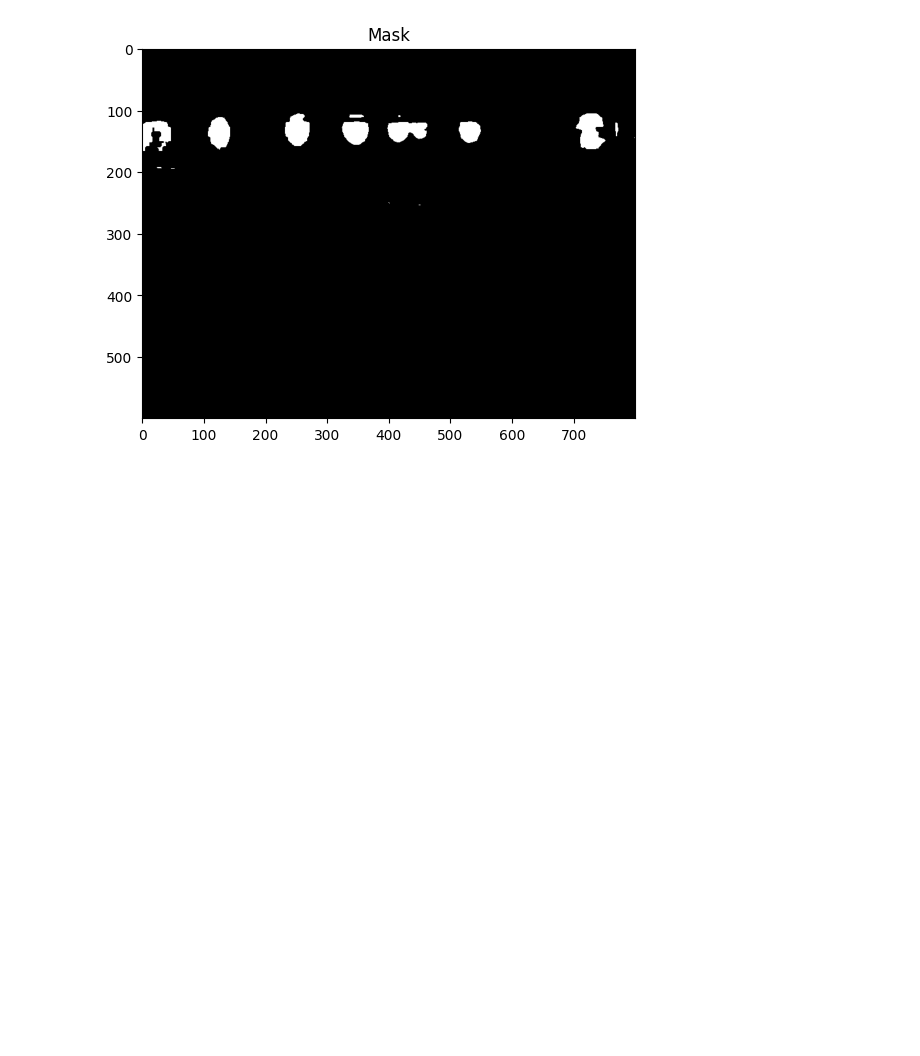
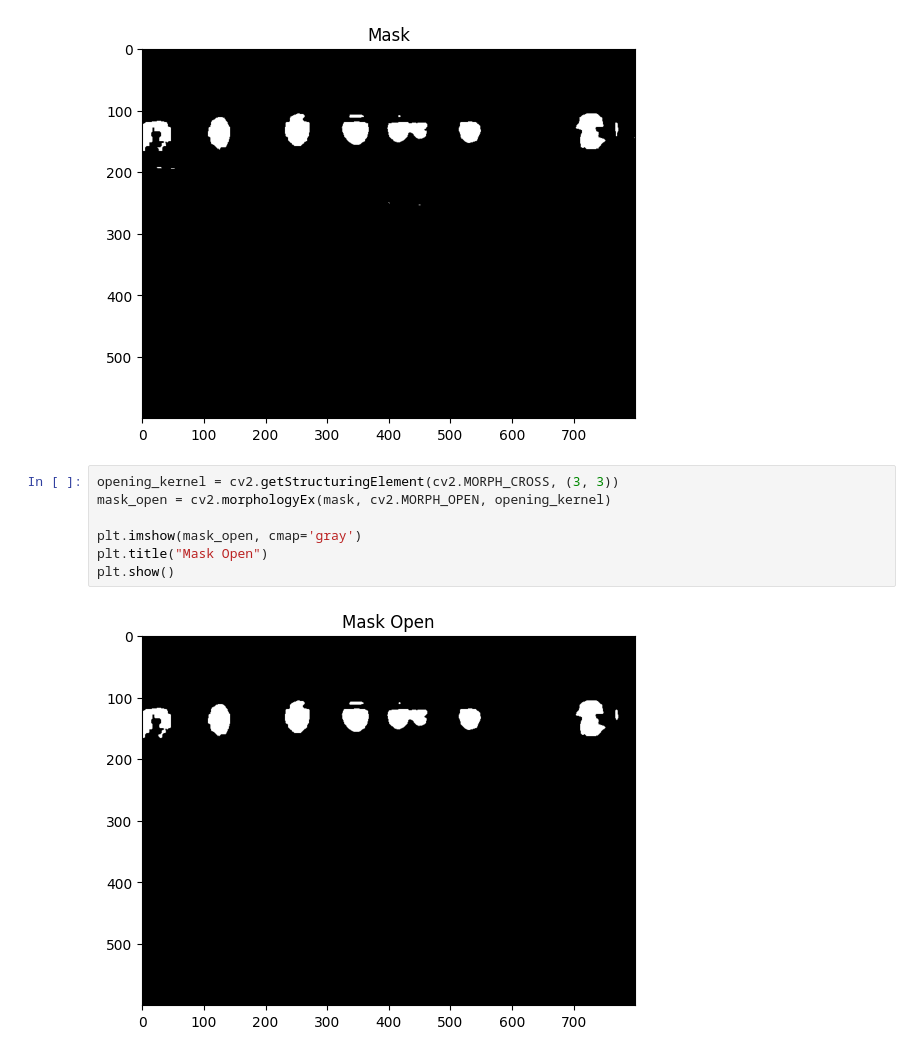
Before and after one commit to lneira19/oildrops, a Jupyter notebook: hsvtest.ipynb, the cells around one changed output. Saved outputs shown, nothing was run; the diff lists cells and outputs as text; blank space fills up the shorter version.

```diff
--- a/hsvtest.ipynb
+++ b/hsvtest.ipynb
@@ -30,6 +31,15 @@ plt.show()
 # %% [output]
 [figure]
 [figure]
+# %%
+opening_kernel = cv2.getStructuringElement(cv2.MORPH_CROSS, (3, 3))
+mask_open = cv2.morphologyEx(mask, cv2.MORPH_OPEN, opening_kernel)
+
+plt.imshow(mask_open, cmap='gray')
+plt.title("Mask Open")
+plt.show()
+# %% [output]
+[figure, added]
 # %%
 def getContours(base_img):
 
```
Also changed, not shown: parts of 5 cells of this notebook.
